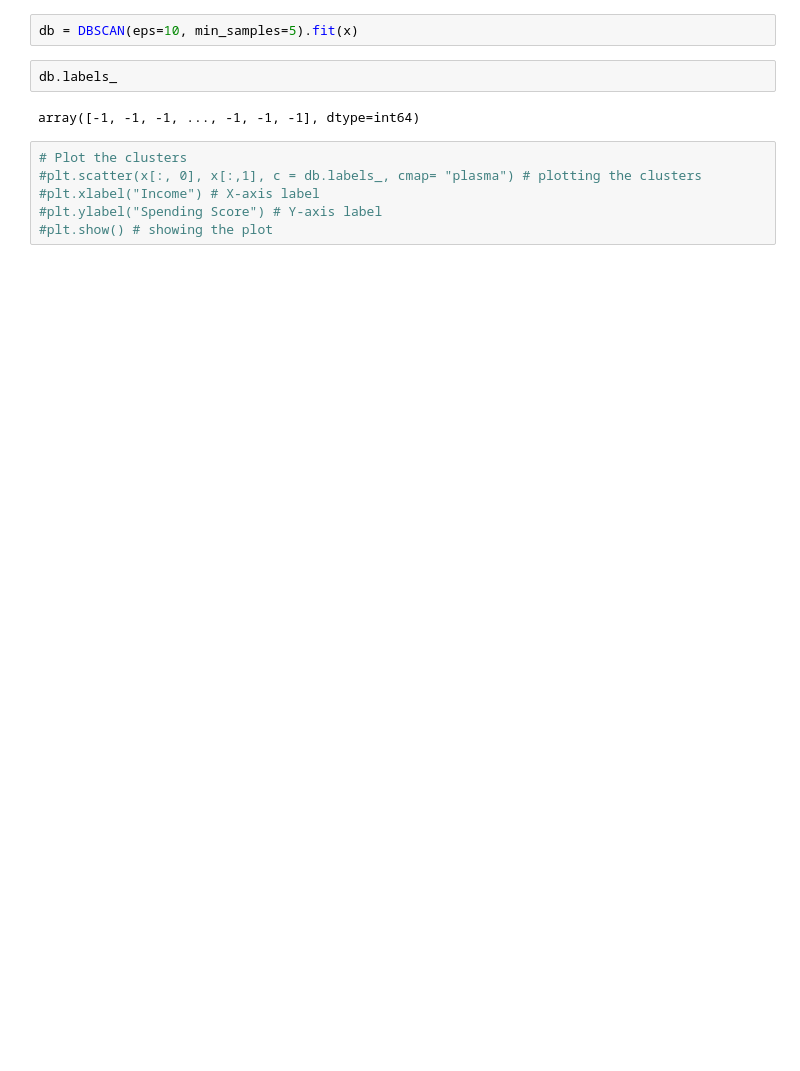
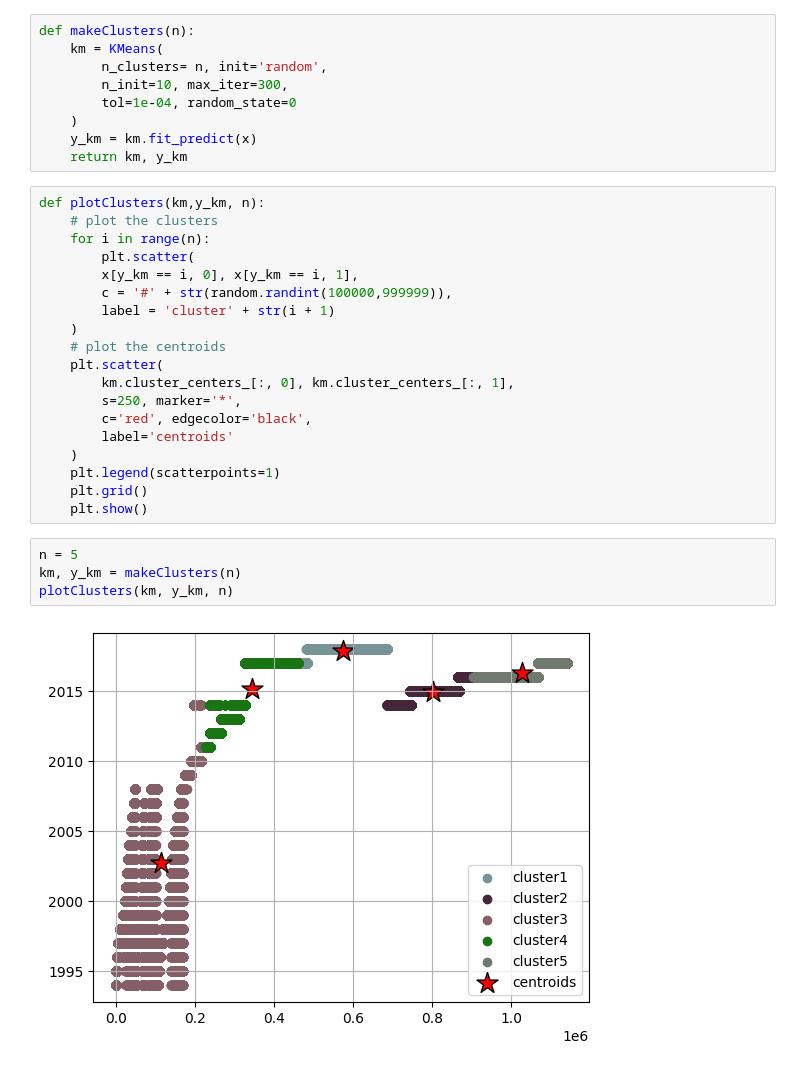
Before and after one commit to new-superuser-alt9193/DeepLearning, a Jupyter notebook: crisp_dm/modeling/dbscan_clustering.ipynb, the cells around one changed output. Cells and saved outputs as stored; diff of their text form; blank space fills up the shorter version.

Commit message:
KMeans clustering: V1

```diff
--- a/crisp_dm/modeling/dbscan_clustering.ipynb
+++ b/crisp_dm/modeling/dbscan_clustering.ipynb
@@ -11,12 +11,34 @@ x = np.array(df.drop(columns=['TARGET']))
-# %%
-db = DBSCAN(eps=10, min_samples=5).fit(x)
-# %%
-db.labels_
-# %% [output]
-array([-1, -1, -1, ..., -1, -1, -1], dtype=int64)
-# %%
-# Plot the clusters
-#plt.scatter(x[:, 0], x[:,1], c = db.labels_, cmap= "plasma") # plotting the clusters
-#plt.xlabel("Income") # X-axis label
-#plt.ylabel("Spending Score") # Y-axis label
-#plt.show() # showing the plot
+# %%
+def makeClusters(n):
+    km = KMeans(
+        n_clusters= n, init='random',
+        n_init=10, max_iter=300,
+        tol=1e-04, random_state=0
+    )
+    y_km = km.fit_predict(x)
+    return km, y_km
+# %%
+def plotClusters(km,y_km, n):
+    # plot the clusters
+    for i in range(n):
+        plt.scatter(
+        x[y_km == i, 0], x[y_km == i, 1],
+        c = '#' + str(random.randint(100000,999999)),
+        label = 'cluster' + str(i + 1)
+    )
+    # plot the centroids
+    plt.scatter(
+        km.cluster_centers_[:, 0], km.cluster_centers_[:, 1],
+        s=250, marker='*',
+        c='red', edgecolor='black',
+        label='centroids'
+    )
+    plt.legend(scatterpoints=1)
+    plt.grid()
+    plt.show()
+# %%
+n = 5
+km, y_km = makeClusters(n)
+plotClusters(km, y_km, n)
+# %% [output]
+[figure, added]
```
Also changed, not shown: parts of 2 cells of this notebook.
